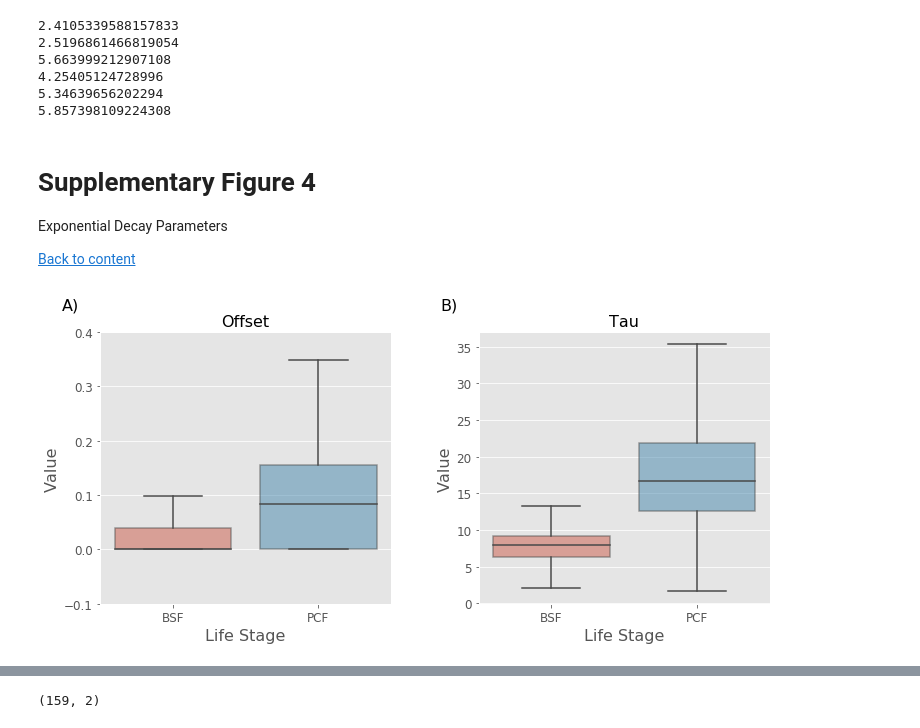
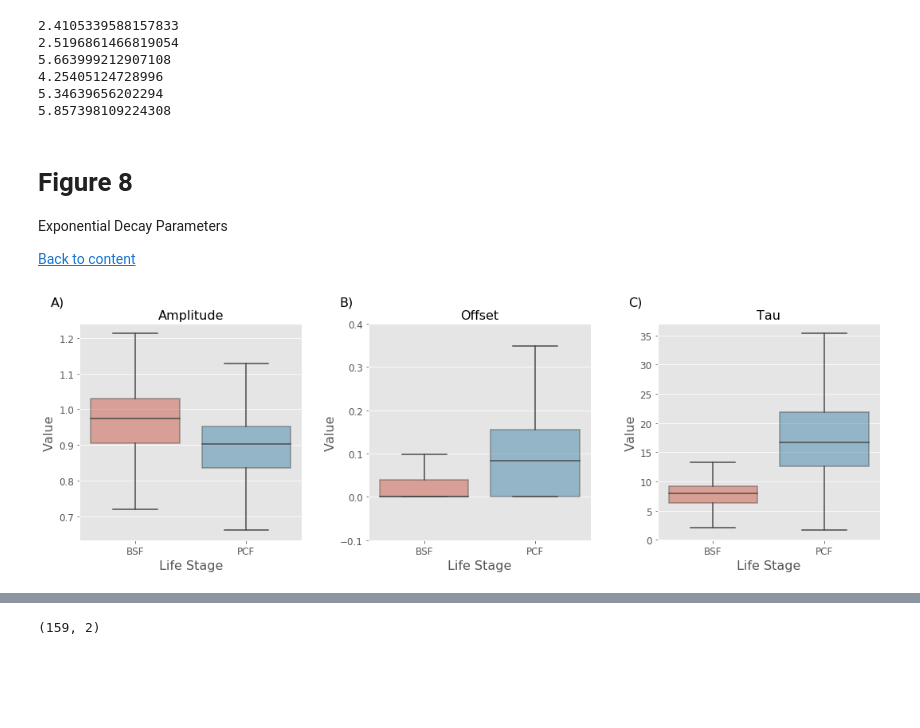
Before and after one commit to mtinti/wor_turnover, a Jupyter notebook: Figure_Paper_def.ipynb, the cells around one changed output, grey strips where cells are left out. Saved outputs shown, nothing was run; the diff lists cells and outputs as text; code cells hidden in the pictures; blank space fills up the shorter version.

```diff
--- a/Figure_Paper_def.ipynb
+++ b/Figure_Paper_def.ipynb
@@ -829,7 +1035,7 @@ print (exp_bsf.loc['Tb927.10.11030']['new_half_life'])
 5.34639656202294
 5.857398109224308
 # %% [markdown]
-# Supplementary Figure 4
+# Figure 8
 Exponential Decay Parameters
 
 [Back to content](#Table-of-Content)
@@ -838,51 +1044,74 @@ import warnings
 warnings.filterwarnings("ignore")
 
 plt.style.use('ggplot')
-fig,axes=plt.subplots(ncols=2,nrows=1,figsize=(12, 5))
+fig,axes=plt.subplots(ncols=3,nrows=1,figsize=(18, 5))
 
 
 
-temp = pd.concat([exp_bsf['offset'], exp_pcf['offset']],axis=1)
+temp = pd.concat([exp_bsf['amplitude'], exp_pcf['amplitude']],axis=1)
 temp.columns = ['BSF','PCF']
 sns.boxplot(data=temp,ax=axes[0], boxprops=dict(alpha=0.5),showfliers=False)
-axes[0].set_title('Offset',fontsize=16)
+axes[0].set_title('Amplitude',fontsize=16)
 axes[0].set_ylabel('Value',fontsize=16)
 axes[0].set_xlabel('Life Stage',fontsize=16)
 
 axes[0].text(-0.1, 1.1, 'A)', horizontalalignment='center',
                verticalalignment='center',
                transform=axes[0].transAxes,fontsize=16)
 
-axes[0].set_ylim(-0.1,0.4)
+#axes[0].set_ylim(-0.1,0.4)
+
+
+
+
+
+
+temp = pd.concat([exp_bsf['offset'], exp_pcf['offset']],axis=1)
+temp.columns = ['BSF','PCF']
+sns.boxplot(data=temp,ax=axes[1], boxprops=dict(alpha=0.5),showfliers=False)
+axes[1].set_title('Offset',fontsize=16)
+axes[1].set_ylabel('Value',fontsize=16)
+axes[1].set_xlabel('Life Stage',fontsize=16)
+
+axes[1].text(-0.1, 1.1, 'B)', horizontalalignment='center',
+               verticalalignment='center',
+               transform=axes[1].transAxes,fontsize=16)
+
+axes[1].set_ylim(-0.1,0.4)
+
+
+
 
 
 temp = pd.concat([exp_bsf['tau'], exp_pcf['tau']],axis=1)
 temp.columns = ['BSF','PCF']
 #temp[temp>40]=np.nan
-sns.boxplot(data=temp, ax=axes[1], boxprops=dict(alpha=0.5),showfliers=False)
+sns.boxplot(data=temp, ax=axes[2], boxprops=dict(alpha=0.5),showfliers=False)
 
-axes[1].set_title('Tau',fontsize=16)
-axes[1].set_ylabel('Value',fontsize=16)
-axes[1].set_xlabel('Life Stage',fontsize=16)
-axes[1].text(-0.1, 1.1, 'B)', horizontalalignment='center',
+axes[2].set_title('Tau',fontsize=16)
+axes[2].set_ylabel('Value',fontsize=16)
+axes[2].set_xlabel('Life Stage',fontsize=16)
+axes[2].text(-0.1, 1.1, 'C)', horizontalalignment='center',
                verticalalignment='center',
-               transform=axes[1].transAxes,fontsize=16)
+               transform=axes[2].transAxes,fontsize=16)
 
 
 
 axes[0].tick_params(axis='both', which='major', labelsize=12)
 axes[1].tick_params(axis='both', which='major', labelsize=12)
+axes[2].tick_params(axis='both', which='major', labelsize=12)
+
 
 
 #axes[2,1].axis('off')
 fig.subplots_adjust(wspace=0.3)
 fig.subplots_adjust(hspace=0.4)
 #plt.suptitle('Exponential Decay',fontsize=21)
-plt.savefig(os.path.join('SupFigure','Figure_S4.png'))
-plt.savefig(os.path.join('SupFigure','Figure_S4.svg'))
+plt.savefig(os.path.join('Figure','Figure_8.png'))
+plt.savefig(os.path.join('Figure','Figure_8.svg'))
 plt.show()
 # %% [output]
-[figure, old version]
+[figure, new version]
 # %%
 import re
 tm = pd.read_table(os.path.join('indata','GeneByLocusTag_TMHMM.txt'))
```
Also changed, not shown: parts of 46 cells of this notebook, 47 other files.
